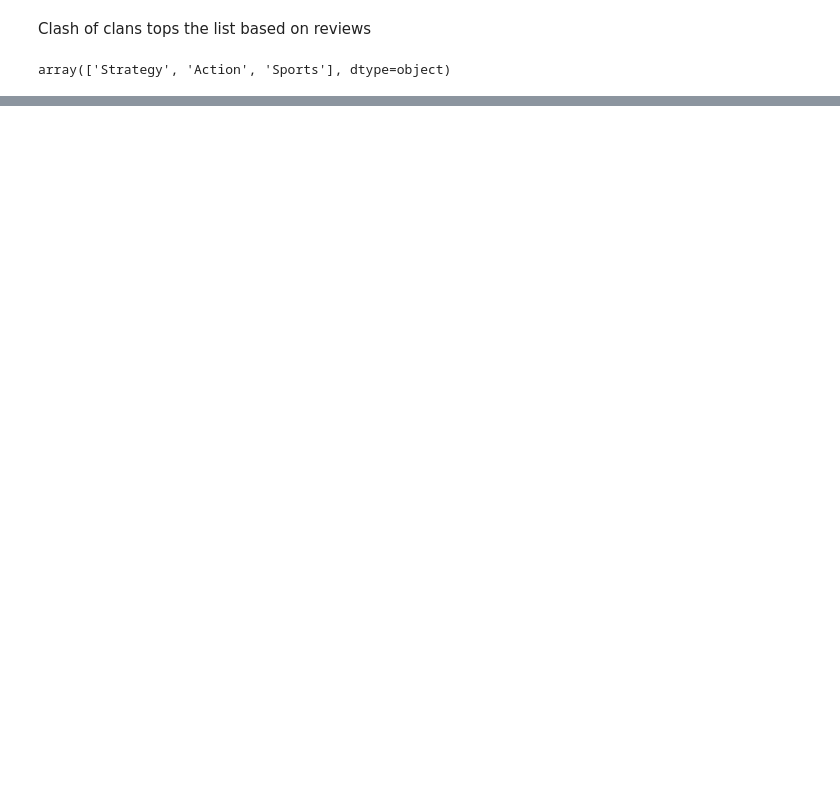
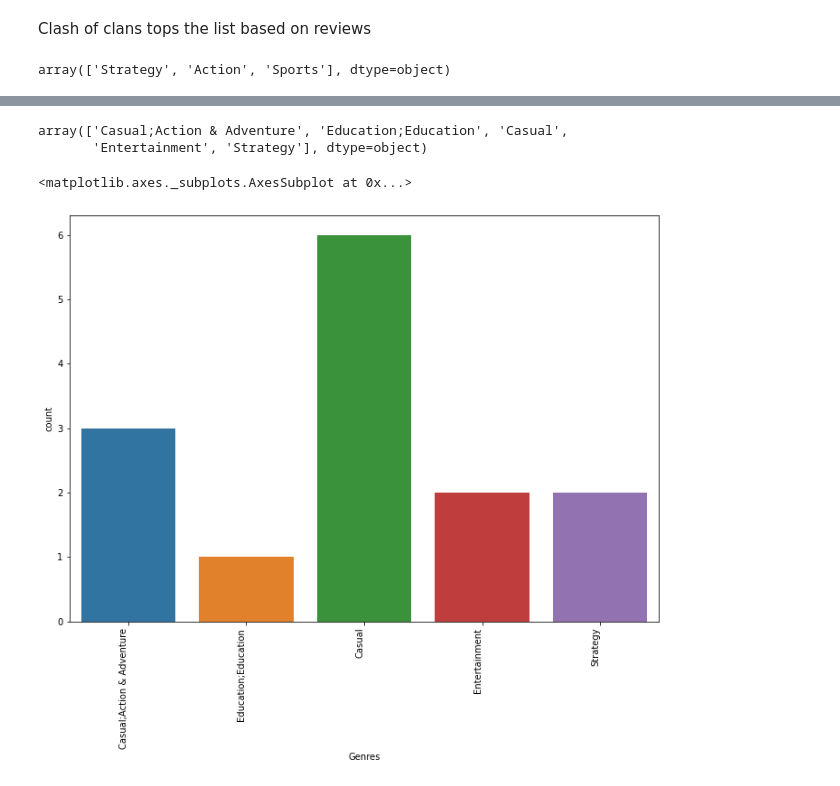
Before and after one commit to Shaheer-Imam/Data-Science, a Jupyter notebook: EDA/Google play apps EDA.ipynb, the cells around one changed output, grey strips where cells are left out. Saved outputs shown, nothing was run; the diff lists cells and outputs as text; code cells hidden in the pictures; blank space fills up the shorter version.

```diff
--- a/EDA/Google play apps EDA.ipynb
+++ b/EDA/Google play apps EDA.ipynb
@@ -303,0 +304,2 @@ g
+# %%
+family = reviews[reviews['Category']=='FAMILY']
@@ -303,0 +338,12 @@ g
+# %%
+family['Genres'].unique()
+# %% [output]
+array(['Casual;Action & Adventure', 'Education;Education', 'Casual',
+       'Entertainment', 'Strategy'], dtype=object)
+# %%
+g = sns.countplot(data=family,x='Genres')
+g.set_xticklabels(g.get_xticklabels(), rotation=90, ha="right")
+g
+# %% [output]
+<matplotlib.axes._subplots.AxesSubplot at 0x...>
+[figure, added]
```
Also changed, not shown: parts of 16 cells of this notebook.
